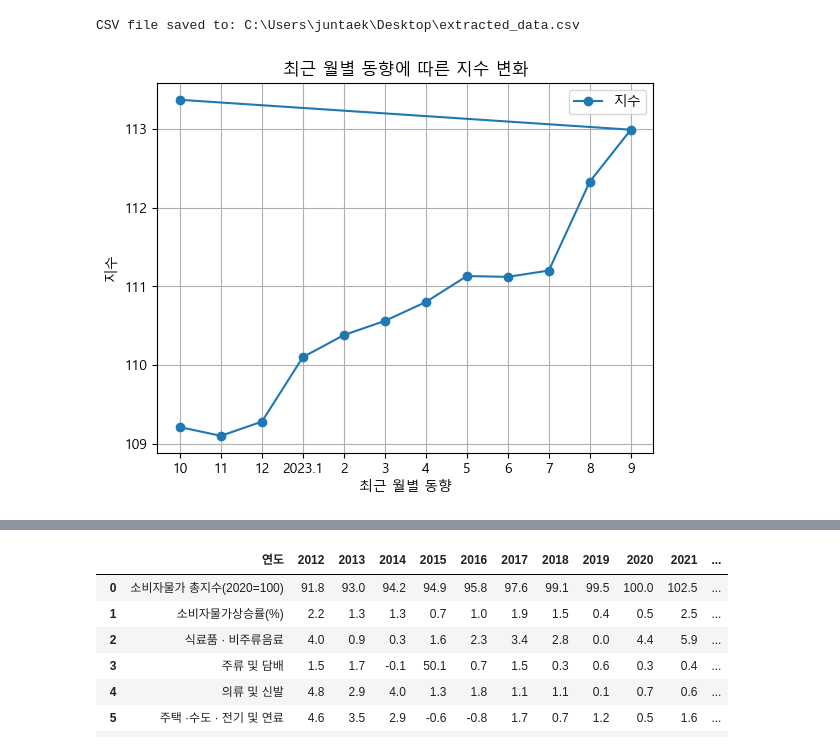
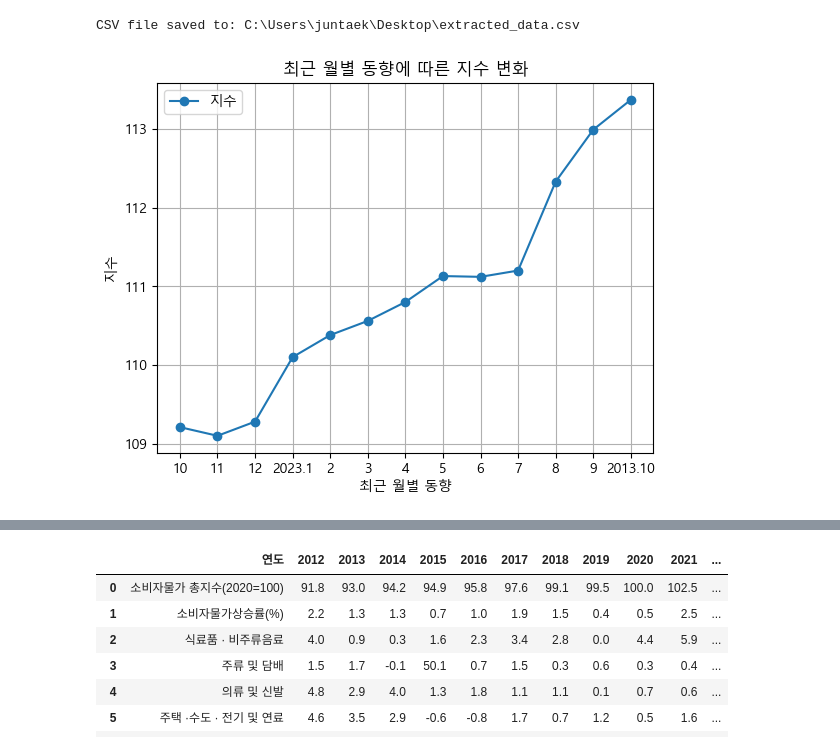
Before and after one commit to chan2-plc/data_police, a Jupyter notebook: cpi지수.ipynb, the cells around one changed output, grey strips where cells are left out. Drawn from its saved outputs; the diff is of its cells as text; code cells hidden in the pictures.

```diff
--- a/cpi지수.ipynb
+++ b/cpi지수.ipynb
@@ -82,37 +78,37 @@ print(f"CSV file saved to: {csv_file_path}")
 # %% [output]
 CSV file saved to: C:\Users\juntaek\Desktop\extracted_data.csv
 # %%
-headers = ['최근 월별 동향', '10', '11', '12', '2023.1', '2', '3', '4', '5', '6', '7', '8', '9', '10']
+headers = ['최근 월별 동향', '10', '11', '12', '2023.1', '2', '3', '4', '5', '6', '7', '8', '9', '2013.10']
 data = {
     '지수': ['109.21', '109.10', '109.28', '110.10', '110.38', '110.56', '110.80', '111.13', '111.12', '111.20', '112.33', '112.99', '113.37']
 }
 
 import platform
 
 if platform.system() == 'Windows':
     plt.rc('font', family='Malgun Gothic')
 elif platform.system() == 'Darwin': # Mac
     plt.rc('font', family='AppleGothic')
 else: #linux
     plt.rc('font', family='NanumGothic')
 
 fig, ax = plt.subplots()
 
 x_values = headers[1:]
 y_values = list(map(float, data['지수']))
 
 ax.plot(x_values, y_values, marker='o', label='지수')
 
 ax.set_xlabel('최근 월별 동향')
 ax.set_ylabel('지수')
 ax.set_title('최근 월별 동향에 따른 지수 변화')
 
 ax.grid(True)
 ax.legend()
 
 plt.show()
 # %% [output]
-[figure, old version]
+[figure, new version]
 # %%
 cpi=pd.read_excel(r'C:\Users\juntaek\Desktop\소비자물가지수.xlsx')
 cpi
```
Also changed, not shown: parts of 4 cells of this notebook.
